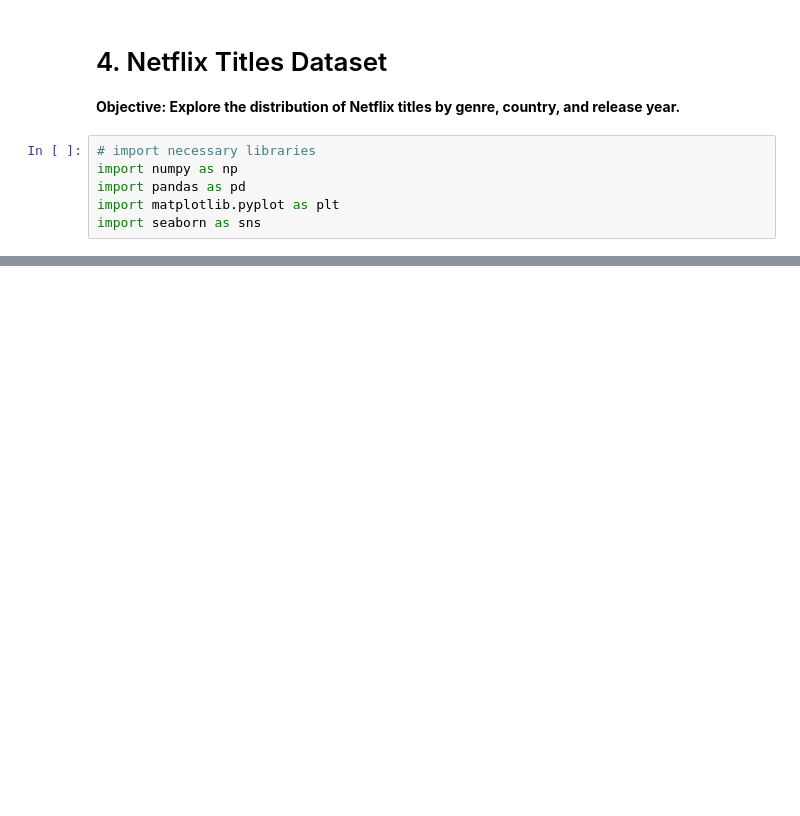
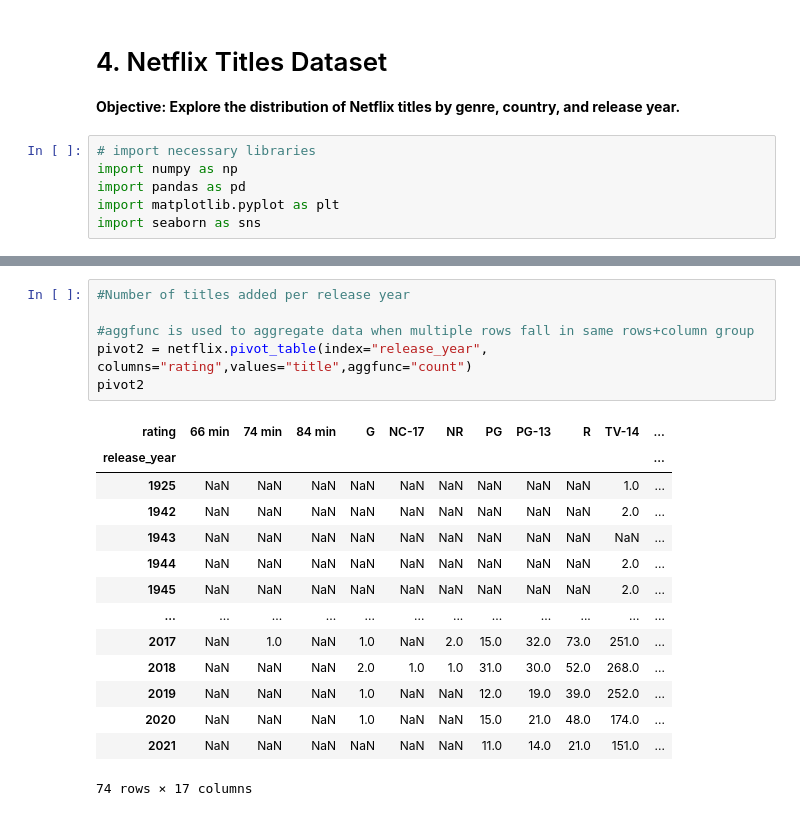
Before and after one commit to web-wizard-web/Pandas-Challanges, a Jupyter notebook: Easy/netflix.ipynb, the cells around one changed output, grey strips where cells are left out. Saved outputs shown, nothing was run; the diff lists cells and outputs as text; blank space fills up the shorter version.

```diff
--- a/Easy/netflix.ipynb
+++ b/Easy/netflix.ipynb
@@ -19,0 +64,21 @@ netflix.head()
+# %%
+#Number of titles added per release year
+
+#aggfunc is used to aggregate data when multiple rows fall in same rows+column group
+pivot2 = netflix.pivot_table(index="release_year", columns="rating",values="title",aggfunc="count")
+pivot2
+# %% [output]
+| rating | 66 min | 74 min | 84 min | G | NC-17 | NR | PG | PG-13 | R | TV-14 | ... |
+| release_year |  |  |  |  |  |  |  |  |  |  | ... |
+| 1925 | NaN | NaN | NaN | NaN | NaN | NaN | NaN | NaN | NaN | 1.0 | ... |
+| 1942 | NaN | NaN | NaN | NaN | NaN | NaN | NaN | NaN | NaN | 2.0 | ... |
+| 1943 | NaN | NaN | NaN | NaN | NaN | NaN | NaN | NaN | NaN | NaN | ... |
+| 1944 | NaN | NaN | NaN | NaN | NaN | NaN | NaN | NaN | NaN | 2.0 | ... |
+| 1945 | NaN | NaN | NaN | NaN | NaN | NaN | NaN | NaN | NaN | 2.0 | ... |
+| ... | ... | ... | ... | ... | ... | ... | ... | ... | ... | ... | ... |
+| 2017 | NaN | 1.0 | NaN | 1.0 | NaN | 2.0 | 15.0 | 32.0 | 73.0 | 251.0 | ... |
+| 2018 | NaN | NaN | NaN | 2.0 | 1.0 | 1.0 | 31.0 | 30.0 | 52.0 | 268.0 | ... |
+| 2019 | NaN | NaN | NaN | 1.0 | NaN | NaN | 12.0 | 19.0 | 39.0 | 252.0 | ... |
+| 2020 | NaN | NaN | NaN | 1.0 | NaN | NaN | 15.0 | 21.0 | 48.0 | 174.0 | ... |
+| 2021 | NaN | NaN | NaN | NaN | NaN | NaN | 11.0 | 14.0 | 21.0 | 151.0 | ... |
+74 rows × 17 columns
```
Also changed, not shown: parts of 8 cells of this notebook, 1 other file.
